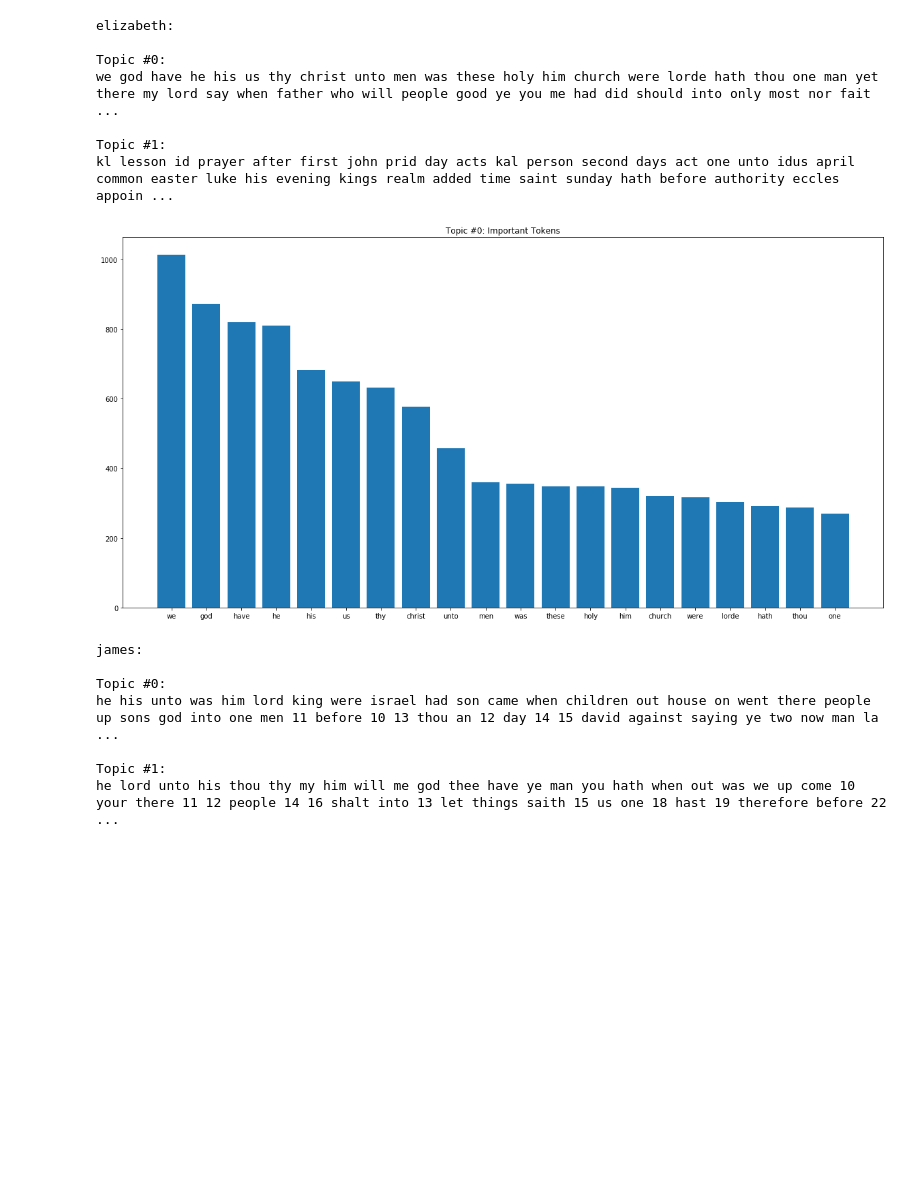
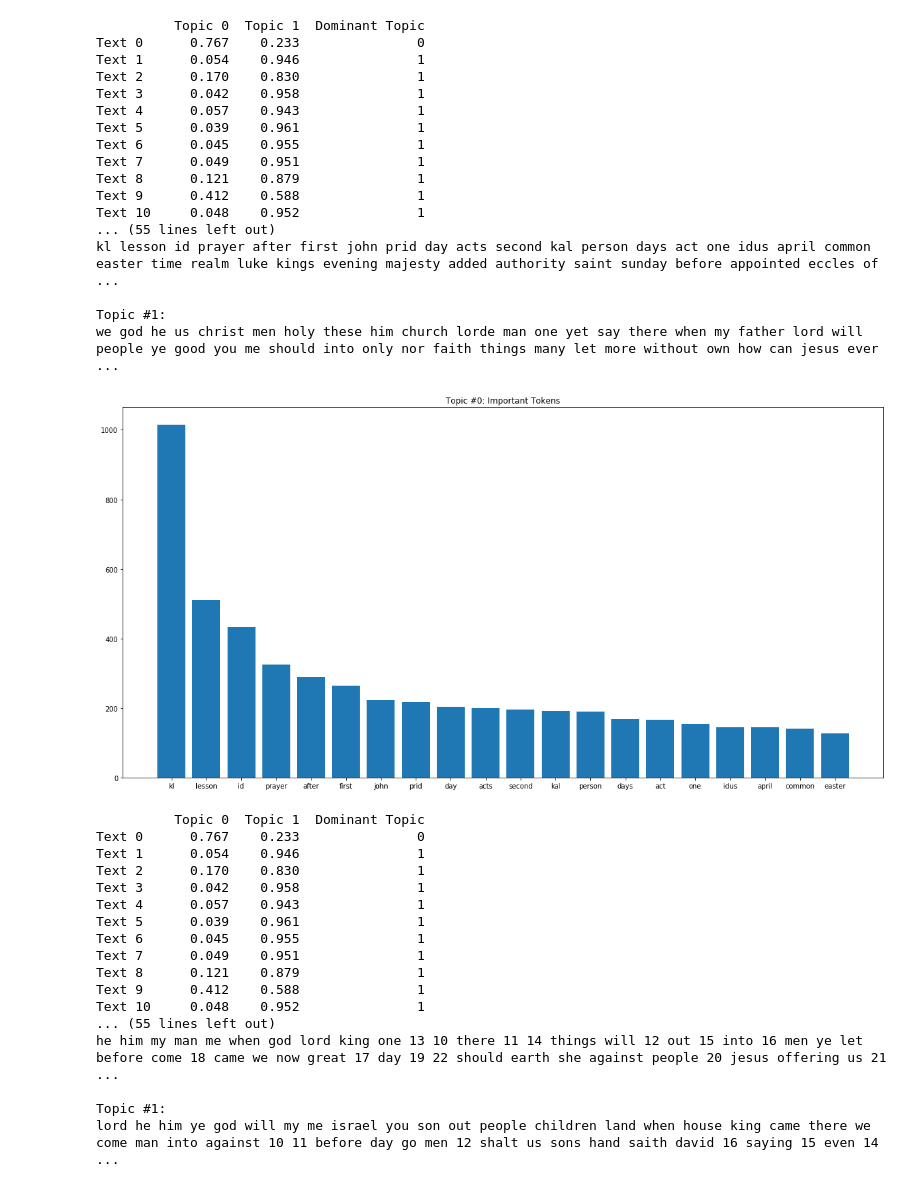
Before and after one commit to catherinedparnell/Cultural-Analytics-IS, a Jupyter notebook: notebooks/ccp-lda-over-time.ipynb, the cells around one changed output. Saved outputs shown, nothing was run; the diff lists cells and outputs as text; code cells hidden in the pictures; blank space fills up the shorter version.

```diff
--- a/notebooks/ccp-lda-over-time.ipynb
+++ b/notebooks/ccp-lda-over-time.ipynb
@@ -130,7 +130,9 @@ for fp in input_texts:
               "made", "no", "then", ":", "do", "from", "if", "it", "which", "at", "with",
              "thereof","upon", "a", "because", "used", "some", "but", "aforesaid", "also",
              ")","(", "what", "&", "may", "are", "their", "them", "sayde", "suche", "shalbe", "anye", "sayd",
-             "thesaid", "/", "...", "/", "either"],
+             "thesaid", "/", "...", "/", "either", "haue", "vnto", "thy", "did", "was", "were", "have", "thee",
+             "your", "thou", "unto", "hath", "had", "went", "has", "his", "an","does", "who", "most", "up","on",
+                                   "would", "those", "much"],
                       lowercase=True)
 
     # train model (LDA)
@@ -213,7 +215,7 @@ for ccp_model_name in ccp_models:
     topic_chart['Dominant Topic'] = np.argmax(topic_chart.values, axis=1)
 
     # Display
-    topic_chart
+    print(topic_chart)
 # %% [output]
 henry:
 
@@ -242,15 +264,35 @@ good commission realm commissions unto haue chease butter there grayne kinds vnt
-elizabeth:
-
-Topic #0:
-we god have he his us thy christ unto men was these holy him church were lorde hath thou one man yet there my lord say when father who will people good ye you me had did should into only most nor fait ...
+          Topic 0  Topic 1  Dominant Topic
+Text 0      0.767    0.233               0
+Text 1      0.054    0.946               1
+Text 2      0.170    0.830               1
+Text 3      0.042    0.958               1
+Text 4      0.057    0.943               1
+Text 5      0.039    0.961               1
+Text 6      0.045    0.955               1
+Text 7      0.049    0.951               1
+Text 8      0.121    0.879               1
+Text 9      0.412    0.588               1
+Text 10     0.048    0.952               1
+... (55 lines left out)
+kl lesson id prayer after first john prid day acts second kal person days act one idus april common easter time realm luke kings evening majesty added authority saint sunday before appointed eccles of ...
 
 Topic #1:
-kl lesson id prayer after first john prid day acts kal person second days act one unto idus april common easter luke his evening kings realm added time saint sunday hath before authority eccles appoin ...
+we god he us christ men holy these him church lorde man one yet say there when my father lord will people ye good you me should into only nor faith things many let more without own how can jesus ever  ...
-[figure, old version]
+[figure, new version]
-james:
-
-Topic #0:
-he his unto was him lord king were israel had son came when children out house on went there people up sons god into one men 11 before 10 13 thou an 12 day 14 15 david against saying ye two now man la ...
+          Topic 0  Topic 1  Dominant Topic
+Text 0      0.767    0.233               0
+Text 1      0.054    0.946               1
+Text 2      0.170    0.830               1
+Text 3      0.042    0.958               1
+Text 4      0.057    0.943               1
+Text 5      0.039    0.961               1
+Text 6      0.045    0.955               1
+Text 7      0.049    0.951               1
+Text 8      0.121    0.879               1
+Text 9      0.412    0.588               1
+Text 10     0.048    0.952               1
+... (55 lines left out)
+he him my man me when god lord king one 13 10 there 11 14 things will 12 out 15 into 16 men ye let before come 18 came we now great 17 day 19 22 should earth she against people 20 jesus offering us 21 ...
 
 Topic #1:
-he lord unto his thou thy my him will me god thee have ye man you hath when out was we up come 10 your there 11 12 people 14 16 shalt into 13 let things saith 15 us one 18 hast 19 therefore before 22  ...
+lord he him ye god will my me israel you son out people children land when house king came there we come man into against 10 11 before day go men 12 shalt us sons hand saith david 16 saying 15 even 14 ...
```
Also changed, not shown: parts of 2 cells of this notebook, 2 other files.
